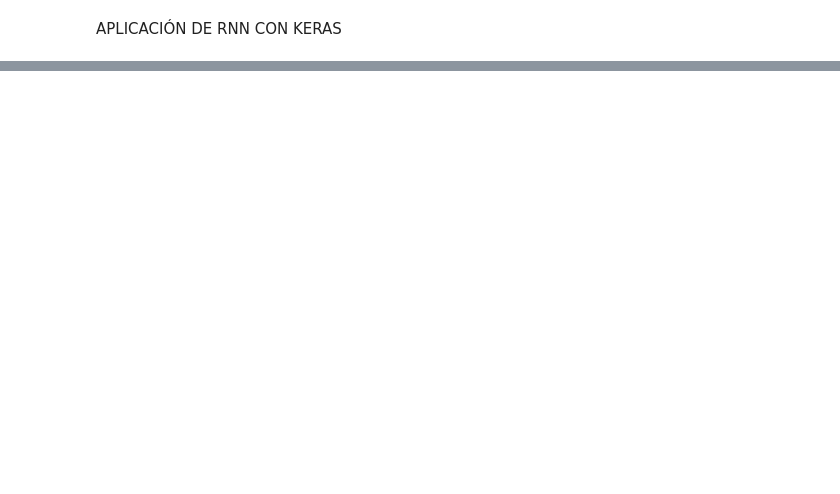
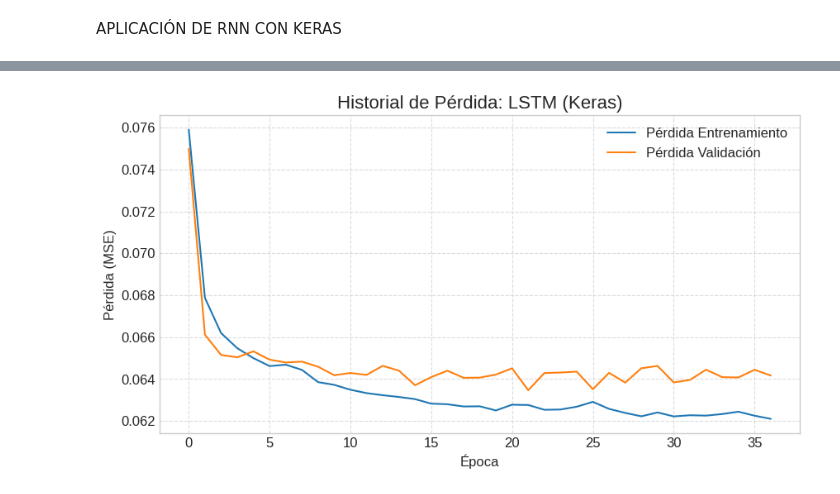
Before and after one commit to Felipepa9/MADSI, a Jupyter notebook: SECCION_3.ipynb, the cells around one changed output, grey strips where cells are left out. Saved outputs shown, nothing was run; the diff lists cells and outputs as text; code cells hidden in the pictures; blank space fills up the shorter version.

```diff
--- a/SECCION_3.ipynb
+++ b/SECCION_3.ipynb
@@ -201,0 +329,91 @@ else:
+# %%
+BATCH_SIZE = 64
+# %%
+# 6. Entrenamiento y Evaluación de los Modelos RNN (Keras)
+# ------------------------------------------------------------------------------
+
+from tensorflow.keras.callbacks import EarlyStopping # Import EarlyStopping
+
+criterion_keras = 'mean_squared_error'
+
+def entrenar_y_evaluar_rnn_keras(modelo_rnn, train_X_data, train_y_data, test_X_data, test_y_data,
+                                criterio_loss_str, optimizador_rnn, num_epochs_val, batch_size_val,
+                                nombre_modelo_str_val):
+    print(f"\n--- Entrenando y Evaluando: {nombre_modelo_str_val} ---")
+
+    modelo_rnn.compile(optimizer=optimizador_rnn, loss=criterio_loss_str, metrics=['mse'])
+
+    # Define Early Stopping callback
+    # Monitor 'val_loss', with patience (number of epochs with no improvement after which training will be stopped)
+    # Set restore_best_weights=True to keep the weights from the epoch with the best validation loss
+    early_stopping = EarlyStopping(monitor='val_loss', patience=15, restore_best_weights=True)
+
+    # El entrenamiento se realiza directamente con los arrays NumPy
+    history = modelo_rnn.fit(
+        train_X_data, train_y_data,
+        epochs=num_epochs_val,
+        batch_size=batch_size_val,
+        validation_data=(test_X_data, test_y_data),
+        verbose=1, # 0 para silencioso, 1 para barra de progreso, 2 para una línea por época
+        shuffle=True, # shuffle=True es bueno para entrenamiento
+        callbacks=[early_stopping] # Add the early stopping callback here
+    )
+
+    # Graficar historial de pérdida
+    plt.figure(figsize=(10, 5))
+    plt.plot(history.history['loss'], label='Pérdida Entrenamiento')
+    plt.plot(history.history['val_loss'], label='Pérdida Validación')
+    plt.title(f"Historial de Pérdida: {nombre_modelo_str_val}", fontsize=16)
+    plt.xlabel('Época', fontsize=12); plt.ylabel('Pérdida (MSE)', fontsize=12)
+    plt.legend(); plt.grid(True, linestyle='--', alpha=0.7); plt.show()
+
+    # Encontrar la mejor pérdida de validación y la época
+    # If early stopping occurred, the best validation loss and epoch are in history.
+    best_val_loss_keras = min(history.history['val_loss'])
+    best_epoch_keras = history.history['val_loss'].index(best_val_loss_keras) + 1
+    best_val_rmse_keras = math.sqrt(best_val_loss_keras)
+
+    print(f"\nMejor resultado para {nombre_modelo_str_val} en época {best_epoch_keras}: "
+          f"Pérdida Val (MSE) = {best_val_loss_keras:.6f}, RMSE Val = {best_val_rmse_keras:.4f}")
+
+    return modelo_rnn, history, best_val_loss_keras, best_val_rmse_keras
+
+
+EPOCHS_RNN = 150 # Aumentar para mejores resultados, ej. 100-200
+LEARNING_RATE_RNN = 0.001
+
+if X_train.size > 0: # Solo si hay datos
+    # Entrenar Modelo LSTM
+    optimizer_lstm_keras = Adam(learning_rate=LEARNING_RATE_RNN)
+    modelo_lstm_keras, hist_lstm_keras, loss_lstm_keras, rmse_lstm_keras = entrenar_y_evaluar_rnn_keras(
+        modelo_lstm_keras, X_train, y_train, X_test, y_test,
+        criterion_keras, optimizer_lstm_keras,
+        EPOCHS_RNN, BATCH_SIZE, "LSTM (Keras)"
+    )
+
+    # Entrenar Modelo GRU
+    optimizer_gru_keras = Adam(learning_rate=LEARNING_RATE_RNN)
+    modelo_gru_keras, hist_gru_keras, loss_gru_keras, rmse_gru_keras = entrenar_y_evaluar_rnn_keras(
+        modelo_gru_keras, X_train, y_train, X_test, y_test,
+        criterion_keras, optimizer_gru_keras,
+        EPOCHS_RNN, BATCH_SIZE, "GRU (Keras)"
+    )
+
+    print("\n--- Resumen de Resultados (Keras - Series Temporales) ---")
+    print(f"LSTM: Mejor Pérdida Val (MSE) = {loss_lstm_keras:.6f}, RMSE Val = {rmse_lstm_keras:.4f}")
+    print(f"GRU:  Mejor Pérdida Val (MSE) = {loss_gru_keras:.6f}, RMSE Val = {rmse_gru_keras:.4f}")
+
+    # Seleccionar el mejor modelo
+    if loss_lstm_keras < loss_gru_keras: # Menor MSE es mejor
+        mejor_modelo_rnn_keras = modelo_lstm_keras
+        nombre_mejor_modelo_rnn_keras = "LSTM (Keras)"
+        rmse_mejor_modelo_rnn_keras = rmse_lstm_keras
+    else:
+        mejor_modelo_rnn_keras = modelo_gru_keras
+        nombre_mejor_modelo_rnn_keras = "GRU (Keras)"
+        rmse_mejor_modelo_rnn_keras = rmse_gru_keras
+    print(f"\nEl mejor modelo RNN (Keras) es: {nombre_mejor_modelo_rnn_keras} con RMSE Val = {rmse_mejor_modelo_rnn_keras:.4f}")
+else:
+    print("No se pudieron entrenar los modelos RNN debido a datos de entrenamiento vacíos.")
+    mejor_modelo_rnn_keras, nombre_mejor_modelo_rnn_keras = None, "N/A"
+# %% [output]
@@ -201,0 +437 @@ else:
+[figure, added]
```
Also changed, not shown: parts of 5 cells of this notebook.
